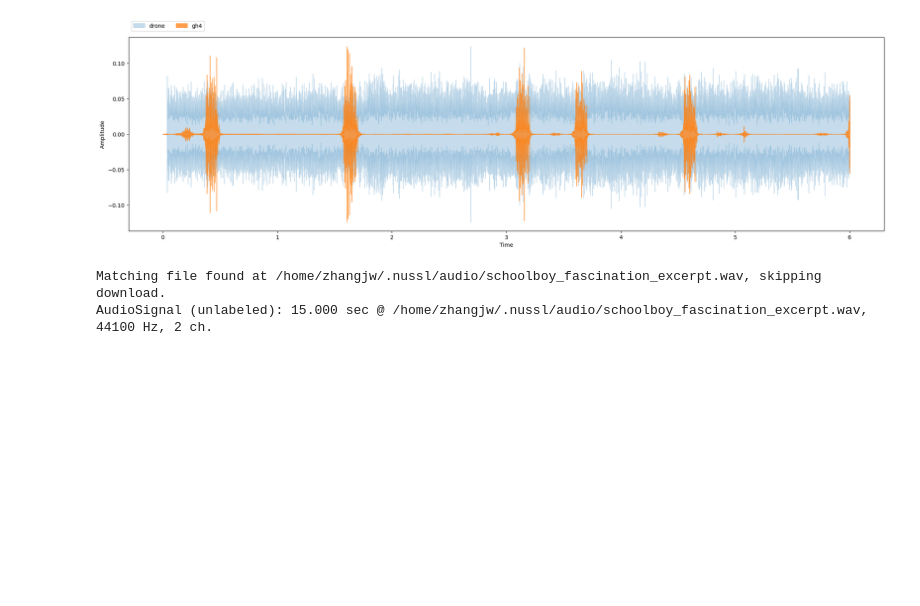
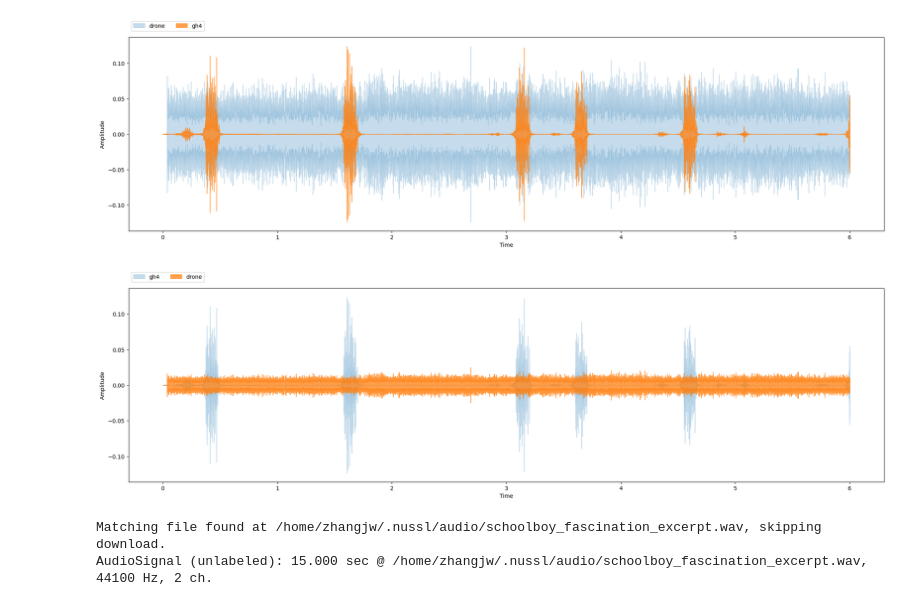
Before and after one commit to ryanz22/PestDataprocess, a Jupyter notebook: notebooks/nussl-trial.ipynb, the cells around one changed output. Cells and saved outputs as stored; diff of their text form; code cells hidden in the pictures; blank space fills up the shorter version.

Commit message:
try weaken drone sound

```diff
--- a/notebooks/nussl-trial.ipynb
+++ b/notebooks/nussl-trial.ipynb
@@ -127,6 +127,9 @@ SOUND_FOLDER = '../data/sound'
 drone, sr_drone = librosa.load(f'{SOUND_FOLDER}/drone-only.wav', mono=True, duration=6)
 IPython.display.display(IPython.display.Audio(data=drone, rate=sr_drone))
 
+drone_half, sr_drone_half = librosa.load(f'{SOUND_FOLDER}/drone-only-half-weaker.wav', mono=True, duration=6)
+IPython.display.display(IPython.display.Audio(data=drone_half, rate=sr_drone_half))
+
 gh4, sr_gh4 = librosa.load(f'{SOUND_FOLDER}/grasshopper-sound-4/gh-4_mono_22050_denoised_filter.wav', mono=True, duration=6)
 IPython.display.display(IPython.display.Audio(data=gh4, rate=sr_gh4))
 # %% [output]
@@ -138,6 +142,12 @@ gh4_s = nussl.AudioSignal(audio_data_array=gh4, sample_rate=sr_gh4)
 show_sources({'gh4': gh4_s, 'drone': drone_s})
 # %% [output]
 [figure]
+# %%
+
+drone_half_s = nussl.AudioSignal(audio_data_array=drone_half, sample_rate=sr_drone_half)
+show_sources({'gh4': gh4_s, 'drone': drone_half_s})
+# %% [output]
+[figure, added]
 # %%
 # Let's download a file from the External File Zoo
 input_file_path = nussl.efz_utils.download_audio_file('schoolboy_fascination_excerpt.wav')
```
Also changed, not shown: parts of 1 cell of this notebook, 1 other file.
